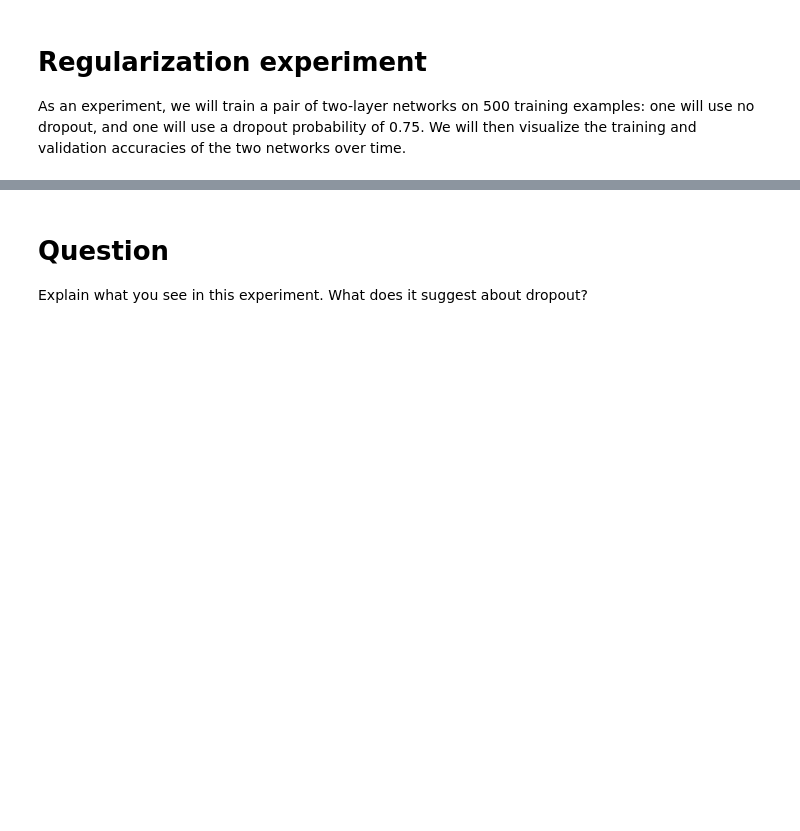
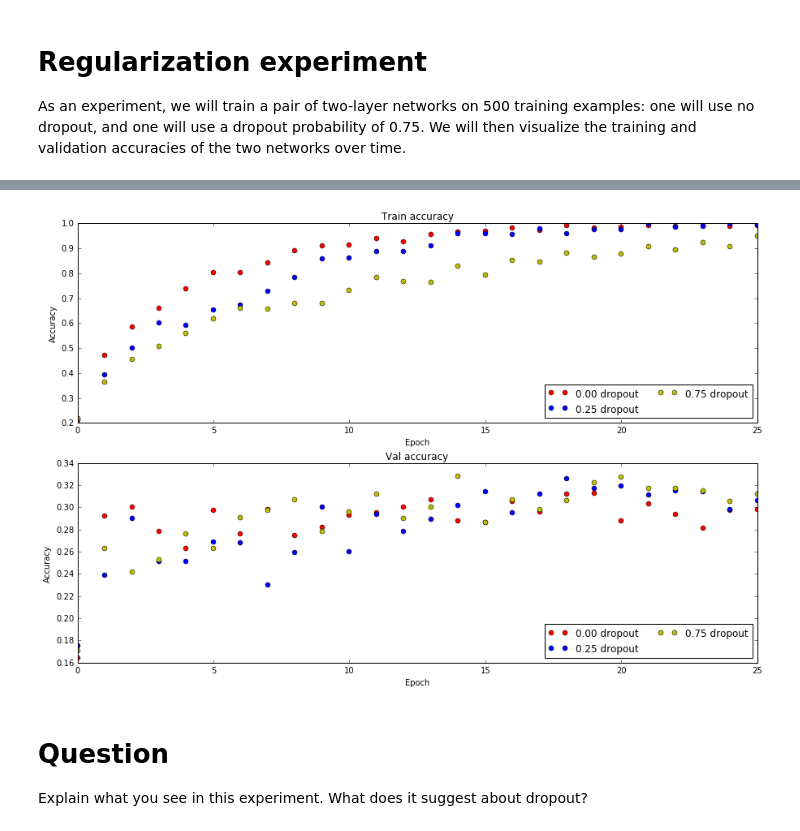
Before and after one commit to hartikainen/stanford-cs231n, a Jupyter notebook: assignment2/Dropout.ipynb, the cells around one changed output, grey strips where cells are left out. Cells and saved outputs as stored; diff of their text form; code cells hidden in the pictures; blank space fills up the shorter version.

Commit message:
Add dropout to FullyConnectedNet

```diff
--- a/assignment2/Dropout.ipynb
+++ b/assignment2/Dropout.ipynb
@@ -148,7 +153,7 @@ small_data = {
 }
 
 solvers = {}
-dropout_choices = [0, 0.75]
+dropout_choices = [0, 0.25, 0.75]
 for dropout in dropout_choices:
   model = FullyConnectedNet([500], dropout=dropout)
   print dropout
@@ -162,3 +167,4 @@ for dropout in dropout_choices:
                   verbose=True, print_every=100)
   solver.train()
   solvers[dropout] = solver
+  print
@@ -165,31 +189,34 @@ for dropout in dropout_choices:
 # %%
 # Plot train and validation accuracies of the two models
 
 train_accs = []
 val_accs = []
 for dropout in dropout_choices:
   solver = solvers[dropout]
   train_accs.append(solver.train_acc_history[-1])
   val_accs.append(solver.val_acc_history[-1])
 
+colors = ['r', 'b', 'y']
 plt.subplot(3, 1, 1)
-for dropout in dropout_choices:
-  plt.plot(solvers[dropout].train_acc_history, 'o', label='%.2f dropout' % dropout)
+for i, dropout in enumerate(dropout_choices):
+  plt.plot(solvers[dropout].train_acc_history, colors[i]+'o', label='%.2f dropout' % dropout)
 plt.title('Train accuracy')
 plt.xlabel('Epoch')
 plt.ylabel('Accuracy')
 plt.legend(ncol=2, loc='lower right')
 
 plt.subplot(3, 1, 2)
-for dropout in dropout_choices:
-  plt.plot(solvers[dropout].val_acc_history, 'o', label='%.2f dropout' % dropout)
+for i, dropout in enumerate(dropout_choices):
+  plt.plot(solvers[dropout].val_acc_history, colors[i]+'o', label='%.2f dropout' % dropout)
 plt.title('Val accuracy')
 plt.xlabel('Epoch')
 plt.ylabel('Accuracy')
 plt.legend(ncol=2, loc='lower right')
 
 plt.gcf().set_size_inches(15, 15)
 plt.show()
+# %% [output]
+[figure, added]
 # %% [markdown]
 # Question
 Explain what you see in this experiment. What does it suggest about dropout?
```
Also changed, not shown: parts of 5 cells of this notebook, 3 other files.
